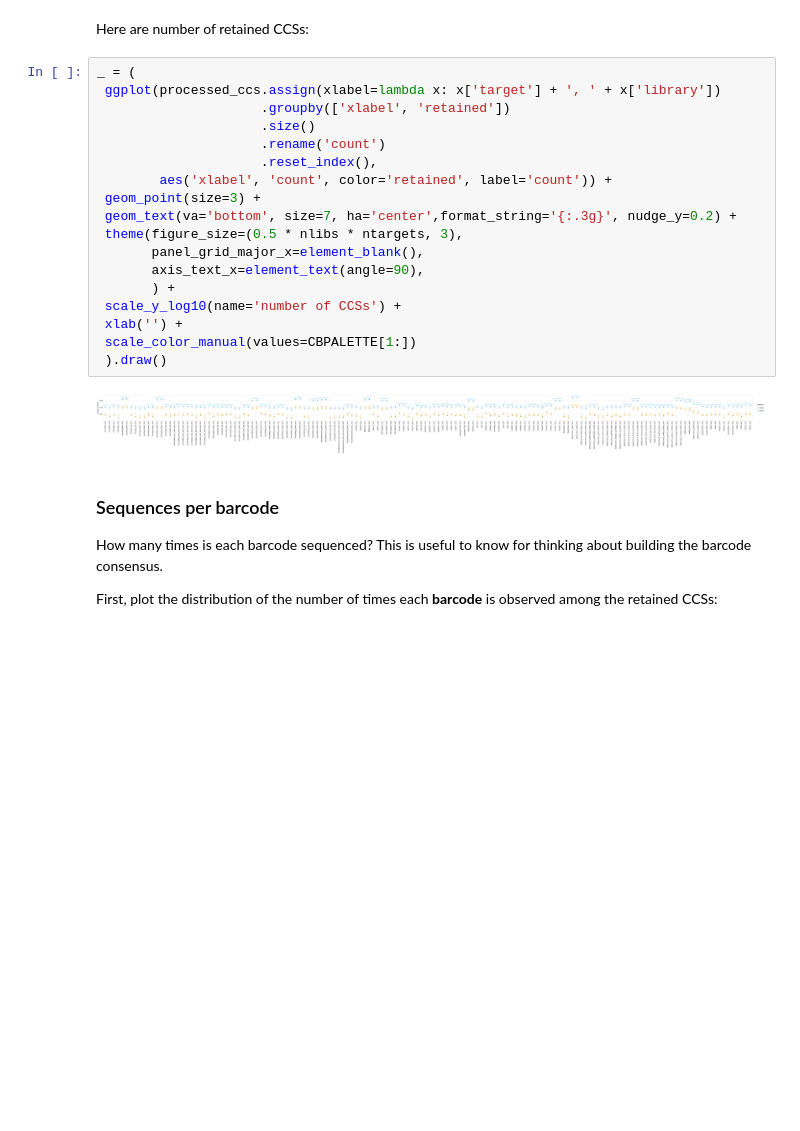
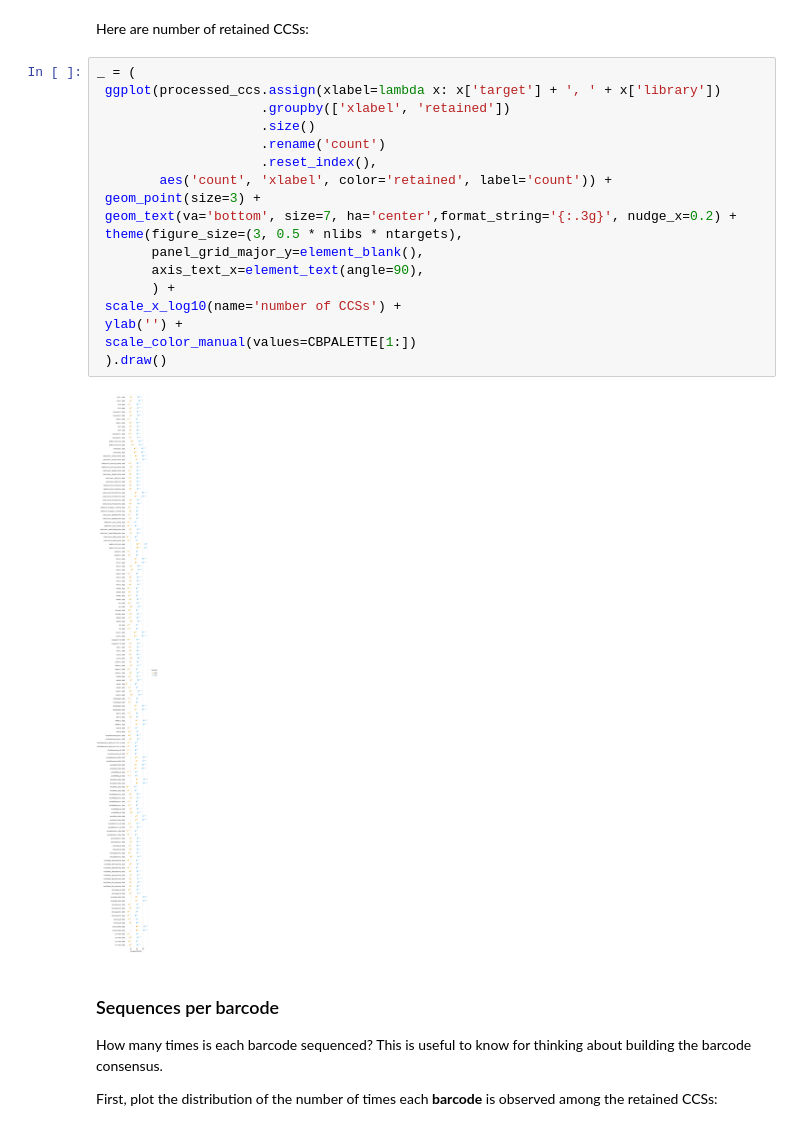
Before and after one commit to jbloomlab/SARSr-CoV_homolog_survey, a Jupyter notebook: process_ccs.ipynb, the cells around one changed output. Saved outputs shown, nothing was run; the diff lists cells and outputs as text; blank space fills up the shorter version.

```diff
--- a/process_ccs.ipynb
+++ b/process_ccs.ipynb
@@ -487,23 +487,23 @@ Here are number of retained CCSs:
 # %%
 _ = (
  ggplot(processed_ccs.assign(xlabel=lambda x: x['target'] + ', ' + x['library'])
                      .groupby(['xlabel', 'retained'])
                      .size()
                      .rename('count')
                      .reset_index(),
-        aes('xlabel', 'count', color='retained', label='count')) +
+        aes('count', 'xlabel', color='retained', label='count')) +
  geom_point(size=3) +
- geom_text(va='bottom', size=7, ha='center',format_string='{:.3g}', nudge_y=0.2) +
- theme(figure_size=(0.5 * nlibs * ntargets, 3),
-       panel_grid_major_x=element_blank(),
+ geom_text(va='bottom', size=7, ha='center',format_string='{:.3g}', nudge_x=0.2) +
+ theme(figure_size=(3, 0.5 * nlibs * ntargets),
+       panel_grid_major_y=element_blank(),
        axis_text_x=element_text(angle=90),
        ) +
- scale_y_log10(name='number of CCSs') +
- xlab('') +
+ scale_x_log10(name='number of CCSs') +
+ ylab('') +
  scale_color_manual(values=CBPALETTE[1:])
  ).draw()
 # %% [output]
-[figure, old version]
+[figure, new version]
 # %% [markdown]
 ### Sequences per barcode
 How many times is each barcode sequenced?
```
Also changed, not shown: parts of 3 cells of this notebook.
